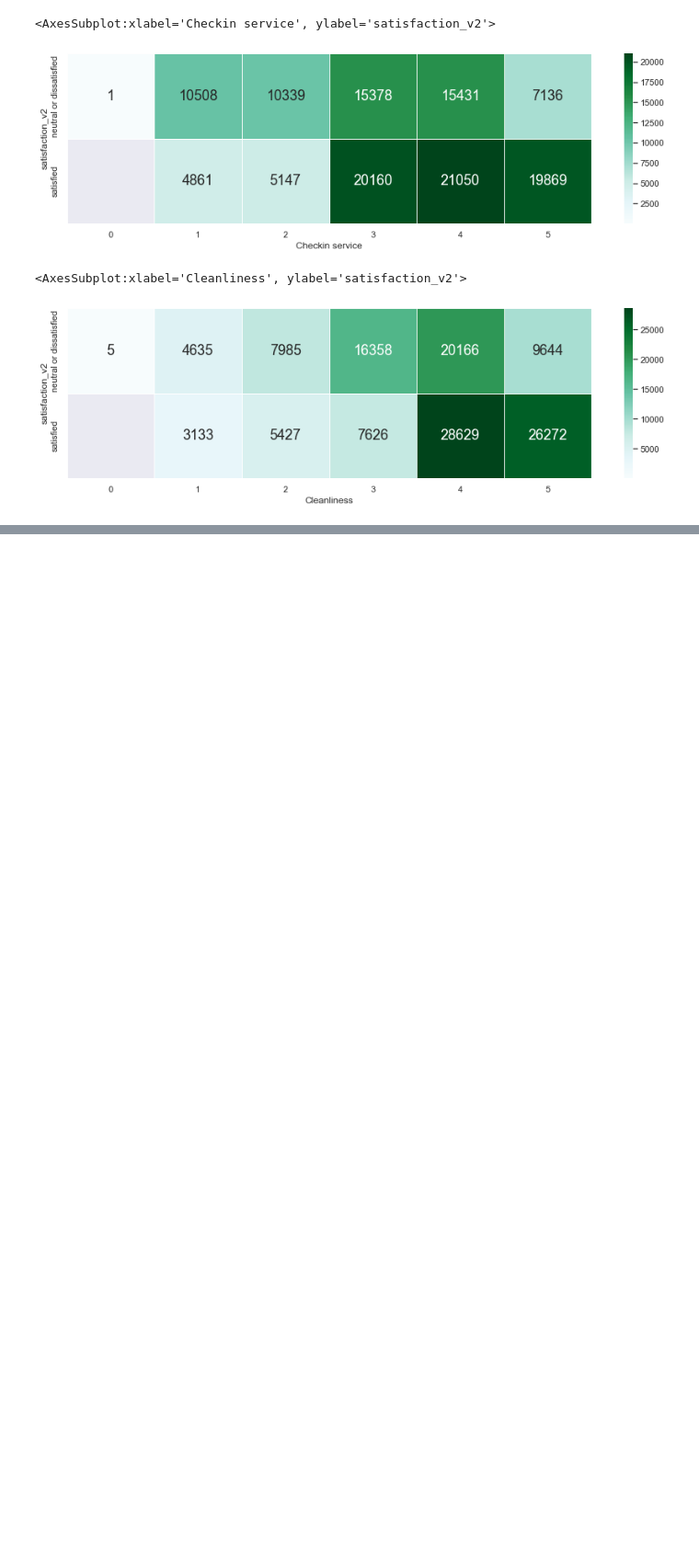
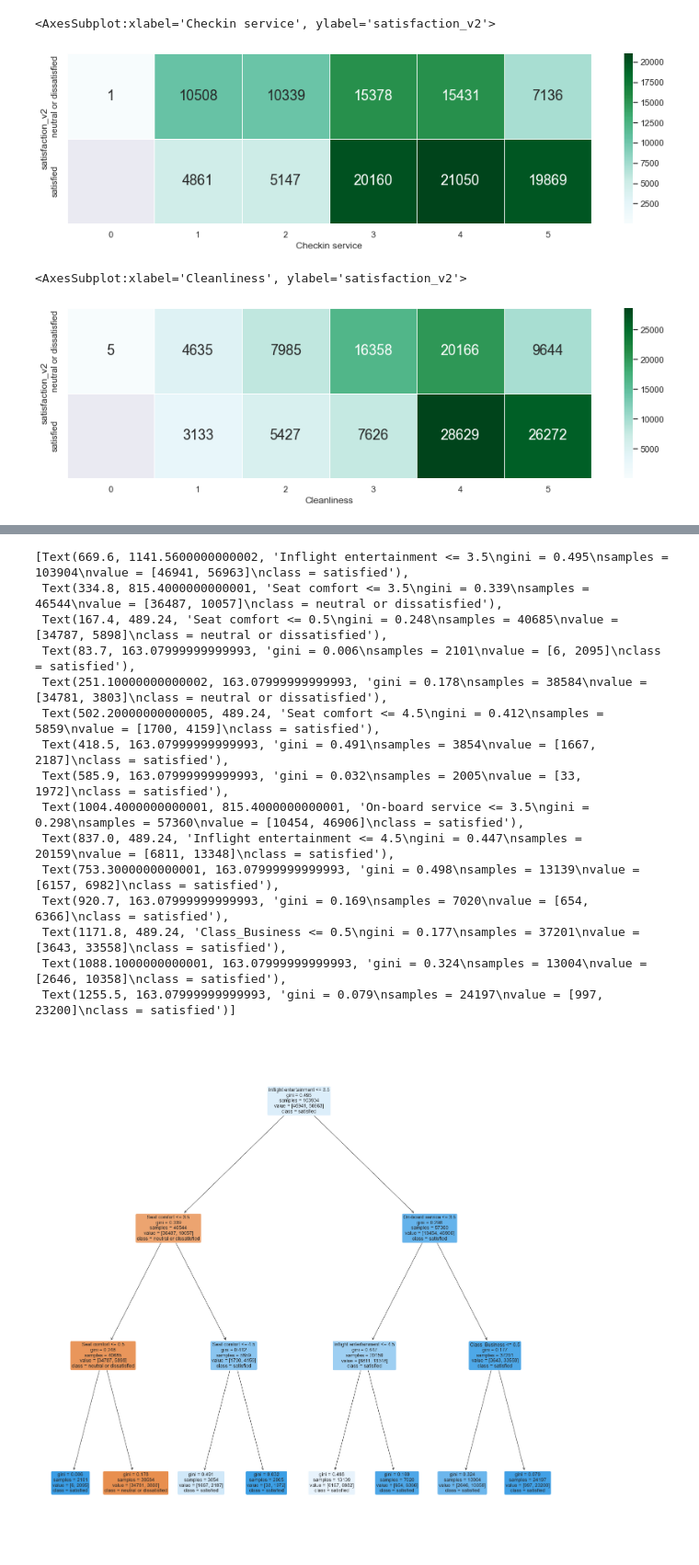
Before and after one commit to Aaronre1/USAirlineSatisfaction_SC1005_miniproject, a Jupyter notebook: test.ipynb, the cells around one changed output, grey strips where cells are left out. Shown at 92% size. Drawn from its saved outputs; the diff is of its cells as text; code cells hidden in the pictures; blank space fills up the shorter version.

```diff
--- a/test.ipynb
+++ b/test.ipynb
@@ -275,0 +364,14 @@ sb.heatmap(satisfactionData.groupby(['satisfaction_v2', 'Cleanliness']).size().u
+# %%
+# Combining Numeric features with the OHE Categorical features
+# list of columns ['Seat comfort','Departure/Arrival time convenient','Food and drink',
+#'Inflight wifi service','Inflight entertainment','On-board service','Leg room service',
+#'Checkin service','Cleanliness']
+satisfactionData_num = satisfactionData[['Seat comfort','Departure/Arrival time convenient','Food and drink',
+'Inflight wifi service','Inflight entertainment','On-board service','Leg room service',
+'Checkin service','Cleanliness']]
+satisfactionData_res = satisfactionData['satisfaction_v2']
+satisfactionData_ohe = pd.concat([satisfactionData_num, satisfactionData_cat_ohe, satisfactionData_res],
+                           sort = False, axis = 1).reindex(index=satisfactionData_num.index)
+
+# Check the final dataframe
+satisfactionData_ohe.info()
@@ -275,0 +399,40 @@ sb.heatmap(satisfactionData.groupby(['satisfaction_v2', 'Cleanliness']).size().u
+# %%
+# Import essential models and functions from sklearn
+from sklearn.tree import DecisionTreeClassifier
+from sklearn.model_selection import train_test_split
+from sklearn.metrics import confusion_matrix
+from sklearn.tree import plot_tree
+
+# Extract Response and Predictors
+y = pd.DataFrame(satisfactionData_ohe['satisfaction_v2'])
+X = pd.DataFrame(satisfactionData_ohe.drop('satisfaction_v2', axis = 1))
+
+# Split the Dataset into Train and Test
+X_train, X_test, y_train, y_test = train_test_split(X, y, test_size = 0.2)
+
+# Decision Tree using Train Data
+dectree = DecisionTreeClassifier(max_depth = 3)  # change max_depth to experiment
+dectree.fit(X_train, y_train)                    # train the decision tree model
+
+# Plot the trained Decision Tree
+f = plt.figure(figsize=(24,24))
+plot_tree(dectree, filled=True, rounded=True,
+          feature_names=X_train.columns,
+          class_names=["neutral or dissatisfied","satisfied"])
+# %% [output]
+[Text(669.6, 1141.5600000000002, 'Inflight entertainment <= 3.5\ngini = 0.495\nsamples = 103904\nvalue = [46941, 56963]\nclass = satisfied'),
+ Text(334.8, 815.4000000000001, 'Seat comfort <= 3.5\ngini = 0.339\nsamples = 46544\nvalue = [36487, 10057]\nclass = neutral or dissatisfied'),
+ Text(167.4, 489.24, 'Seat comfort <= 0.5\ngini = 0.248\nsamples = 40685\nvalue = [34787, 5898]\nclass = neutral or dissatisfied'),
+ Text(83.7, 163.07999999999993, 'gini = 0.006\nsamples = 2101\nvalue = [6, 2095]\nclass = satisfied'),
+ Text(251.10000000000002, 163.07999999999993, 'gini = 0.178\nsamples = 38584\nvalue = [34781, 3803]\nclass = neutral or dissatisfied'),
+ Text(502.20000000000005, 489.24, 'Seat comfort <= 4.5\ngini = 0.412\nsamples = 5859\nvalue = [1700, 4159]\nclass = satisfied'),
+ Text(418.5, 163.07999999999993, 'gini = 0.491\nsamples = 3854\nvalue = [1667, 2187]\nclass = satisfied'),
+ Text(585.9, 163.07999999999993, 'gini = 0.032\nsamples = 2005\nvalue = [33, 1972]\nclass = satisfied'),
+ Text(1004.4000000000001, 815.4000000000001, 'On-board service <= 3.5\ngini = 0.298\nsamples = 57360\nvalue = [10454, 46906]\nclass = satisfied'),
+ Text(837.0, 489.24, 'Inflight entertainment <= 4.5\ngini = 0.447\nsamples = 20159\nvalue = [6811, 13348]\nclass = satisfied'),
+ Text(753.3000000000001, 163.07999999999993, 'gini = 0.498\nsamples = 13139\nvalue = [6157, 6982]\nclass = satisfied'),
+ Text(920.7, 163.07999999999993, 'gini = 0.169\nsamples = 7020\nvalue = [654, 6366]\nclass = satisfied'),
+ Text(1171.8, 489.24, 'Class_Business <= 0.5\ngini = 0.177\nsamples = 37201\nvalue = [3643, 33558]\nclass = satisfied'),
+ Text(1088.1000000000001, 163.07999999999993, 'gini = 0.324\nsamples = 13004\nvalue = [2646, 10358]\nclass = satisfied'),
+ Text(1255.5, 163.07999999999993, 'gini = 0.079\nsamples = 24197\nvalue = [997, 23200]\nclass = satisfied')]
+[figure, added]
```
Also changed, not shown: parts of 25 cells of this notebook.
